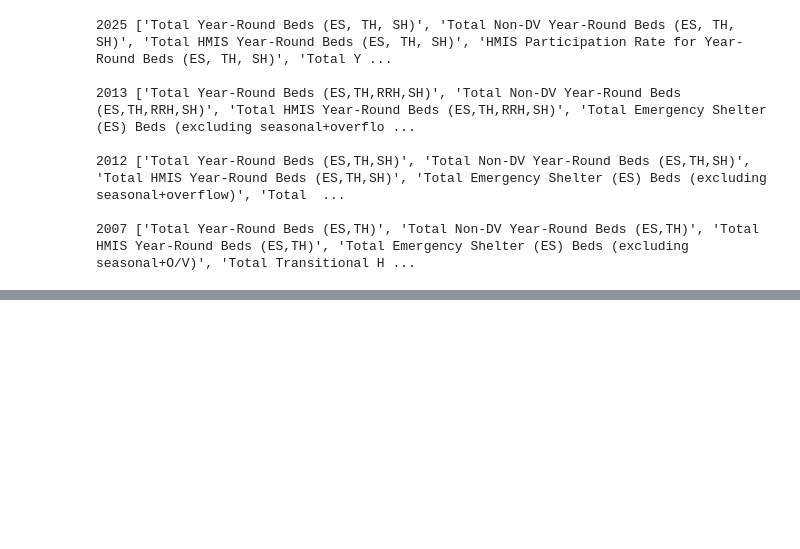
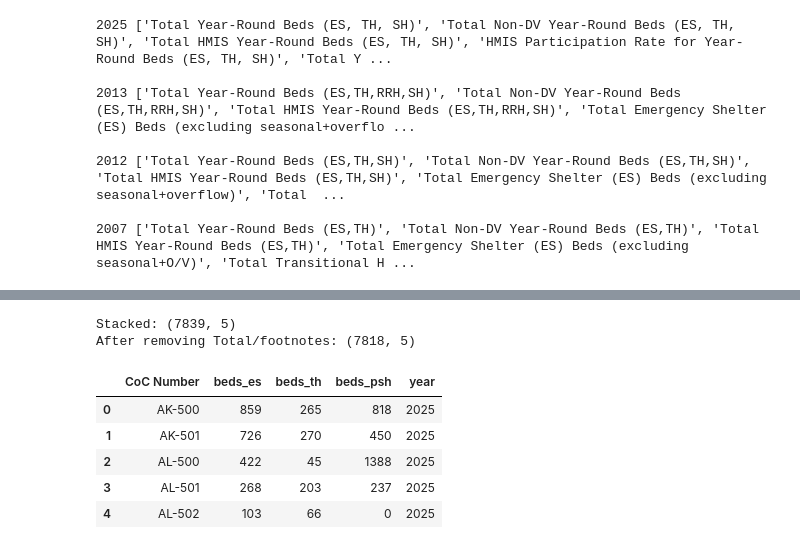
Before and after one commit to hmsealy/Capstone-Data-science-Class-, a Jupyter notebook: homeless.ipynb, the cells around one changed output, grey strips where cells are left out. Saved outputs shown, nothing was run; the diff lists cells and outputs as text; code cells hidden in the pictures; blank space fills up the shorter version.

```diff
--- a/homeless.ipynb
+++ b/homeless.ipynb
@@ -525,0 +539,72 @@ for yr in ['2025', '2013', '2012', '2007']:
+# %%
+# ---------------------------------------------------------------
+# RENAME MAP: HUD renamed columns over the years.
+# Old name (left) -> the 2014-2025 name we use everywhere (right).
+# All are YEAR-ROUND beds (seasonal and overflow excluded) in every year.
+# ---------------------------------------------------------------
+rename_map = {
+    'CoC':                       'CoC Number',                   # 2007-2012
+    'Total Year-Round ES Beds':  'Total Year-Round Beds (ES)',   # 2007-2013
+    'Total Year-Round TH Beds':  'Total Year-Round Beds (TH)',
+    'Total Year-Round PSH Beds': 'Total Year-Round Beds (PSH)',
+}
+
+needed_hic = ['CoC Number',
+              'Total Year-Round Beds (ES)',
+              'Total Year-Round Beds (TH)',
+              'Total Year-Round Beds (PSH)']
+
+pieces = []
+for yr in hic_year_tabs:
+    df = hic_fixed[yr].copy()
+
+    # 2025 has some column names twice (same numbers, checked above). Keep the first copy.
+    df = df.loc[:, ~df.columns.duplicated()]
+
+    df = df.rename(columns=rename_map)
+
+    missing = [c for c in needed_hic if c not in df.columns]
+    if missing:
+        print(yr, 'STILL MISSING:', missing)   # should never print
+        continue
+
+    df = df[needed_hic].copy()
+    df['year'] = int(yr)
+    pieces.append(df)
+
+hic_long = pd.concat(pieces, ignore_index=True)
+print('Stacked:', hic_long.shape)
+
+# ---------------------------------------------------------------
+# Remove the national 'Total' row and footnotes (same rule as PIT)
+# ---------------------------------------------------------------
+is_real_coc = hic_long['CoC Number'].astype(str).str.match(r'^[A-Z]{2}-\d{3}', na=False)
+hic_long = hic_long[is_real_coc].copy()
+hic_long['CoC Number'] = hic_long['CoC Number'].str[:6]
+print('After removing Total/footnotes:', hic_long.shape)
+
+# ---------------------------------------------------------------
+# Make the bed columns numbers.
+# Because we read with header=None, pandas stored everything as text.
+# errors='coerce' turns anything that isn't a number (like '.') into NaN.
+# ---------------------------------------------------------------
+bed_cols = needed_hic[1:]
+for c in bed_cols:
+    hic_long[c] = pd.to_numeric(hic_long[c], errors='coerce')
+
+# Shorter names make the modeling code easier to read
+hic_long = hic_long.rename(columns={
+    'Total Year-Round Beds (ES)':  'beds_es',
+    'Total Year-Round Beds (TH)':  'beds_th',
+    'Total Year-Round Beds (PSH)': 'beds_psh',
+})
+hic_long.head()
+# %% [output]
+Stacked: (7839, 5)
+After removing Total/footnotes: (7818, 5)
+|  | CoC Number | beds_es | beds_th | beds_psh | year |
+| 0 | AK-500 | 859 | 265 | 818 | 2025 |
+| 1 | AK-501 | 726 | 270 | 450 | 2025 |
+| 2 | AL-500 | 422 | 45 | 1388 | 2025 |
+| 3 | AL-501 | 268 | 203 | 237 | 2025 |
+| 4 | AL-502 | 103 | 66 | 0 | 2025 |
```
Also changed, not shown: parts of 3 cells of this notebook.
